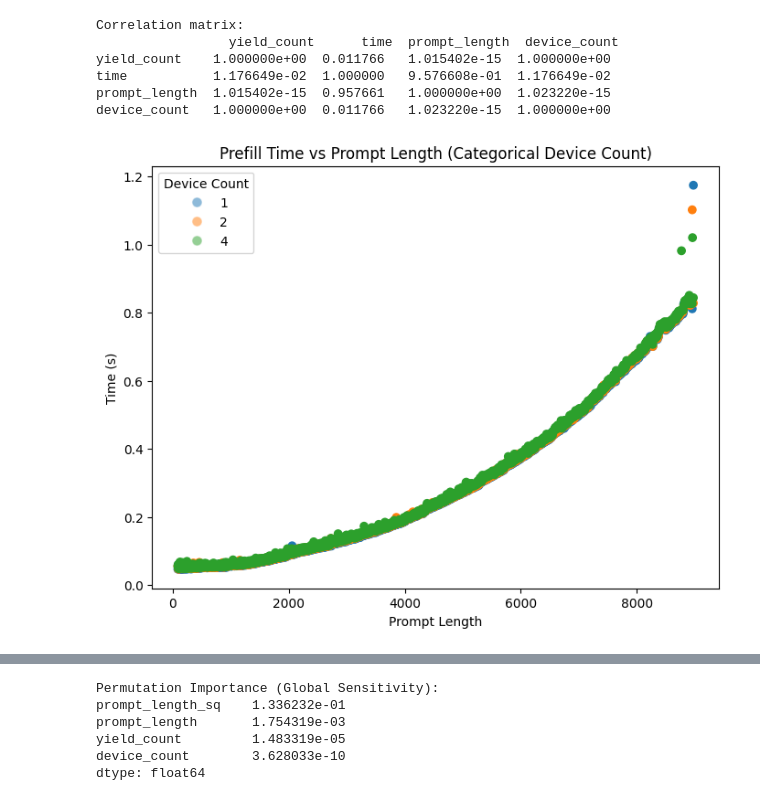
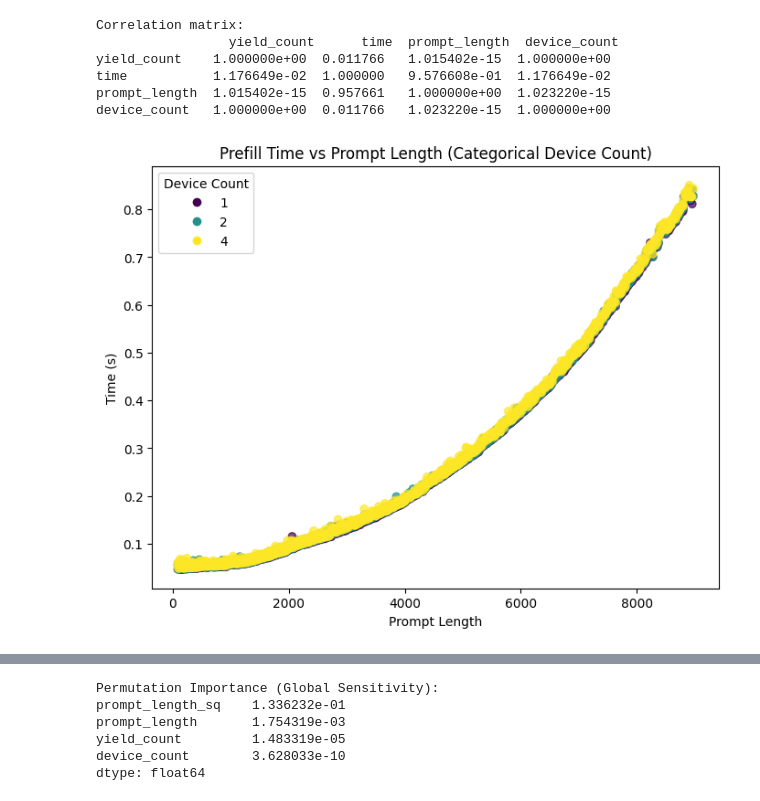
Before and after one commit to Dogacel/Uniference, a Jupyter notebook: notebooks/profiling_overhead_prefill.ipynb, the cells around one changed output, grey strips where cells are left out. Drawn from its saved outputs; the diff is of its cells as text; code cells hidden in the pictures.

```diff
--- a/notebooks/profiling_overhead_prefill.ipynb
+++ b/notebooks/profiling_overhead_prefill.ipynb
@@ -51,25 +54,27 @@ prompt_length  1.015402e-15  0.957661   1.000000e+00  1.023220e-15
 device_count   1.000000e+00  0.011766   1.023220e-15  1.000000e+00
 # %%
 # Get unique device counts and assign categorical colors
-unique_devices = np.sort(data["device_count"].unique())
-palette = plt.get_cmap("tab10")
-color_map = {dev: palette(i) for i, dev in enumerate(unique_devices)}
-colors = data["device_count"].map(color_map)
+filtered_data = data[data["time"] < 0.9]
+
+unique_devices = np.sort(filtered_data["device_count"].unique())
+palette = plt.get_cmap("viridis")
+color_map = {dev: palette(i * 128) for i, dev in enumerate(unique_devices)}
+colors = filtered_data["device_count"].map(color_map)
 
 plt.figure(figsize=(8, 6))
-sc = plt.scatter(data["prompt_length"], data["time"], c=colors, alpha=0.7)
+sc = plt.scatter(filtered_data["prompt_length"], filtered_data["time"], c=colors, alpha=0.7)
 plt.xlabel("Prompt Length")
 plt.ylabel("Time (s)")
 plt.title("Prefill Time vs Prompt Length (Categorical Device Count)")
 
 # Create a legend for device_count
 handles = [plt.Line2D([0], [0], marker='o', color='w', label=str(dev),
-                      markerfacecolor=palette(i), markersize=8)
+                      markerfacecolor=color_map[dev], markersize=8)
            for i, dev in enumerate(unique_devices)]
 plt.legend(handles=handles, title="Device Count")
 plt.show()
 # %% [output]
-[figure, old version]
+[figure, new version]
 # %%
 from sklearn.preprocessing import MinMaxScaler
 import statsmodels.api as sm
```
Also changed, not shown: parts of 3 cells of this notebook, 9 other files.
